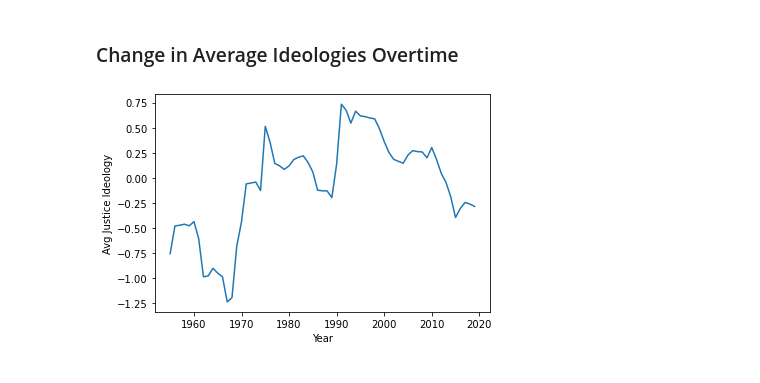
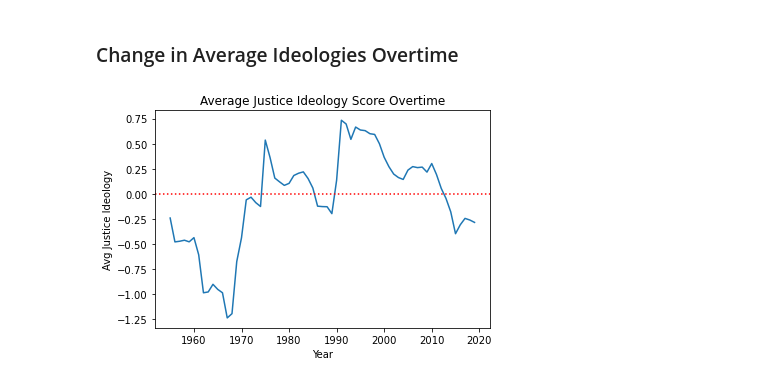
Before and after one commit to DavidOB1/supreme-court-nlp, a Jupyter notebook: exploratory-data-analysis.ipynb, the cells around one changed output. Cells and saved outputs as stored; diff of their text form; code cells hidden in the pictures.

Commit message:
Updating the exploratory data analysis

```diff
--- a/exploratory-data-analysis.ipynb
+++ b/exploratory-data-analysis.ipynb
@@ -4,15 +6,20 @@
 import pandas as pd
 
 data = pd.read_csv("clean_data.csv", encoding = "Windows-1252")
-old_data = pd.read_csv("justice.csv")
 
-# Adding the year data from the old dataset to the dataframe
-years = []
-for case_name in data["case_name"]:
-    year_data = old_data.loc[old_data["name"] == case_name, "term"]
-    years.append(year_data.to_list()[0])
+# Gets the average of a list
+def avg(x):
+    if len(x) == 0:
+        return 0
+    else:
+        return sum(x) / len(x)
 
-data["year"] = years
+# Removes rows that don't have a valid date entry
+data = data[data.year != "1940-1955"]
+
+# Creates a list of unique years
+years = data["year"].apply(int).to_list()
+unique_years = list(set(years))
 
 data.head()
 # %% [output]
@@ -27,34 +34,25 @@ data.head()
 # %%
 import matplotlib.pylab as plt
 
-def term_str_to_int(x):
-    if x == "1940-1955":
-        return 1955
-    else:
-        return int(x)
-
-def avg(x):
-    if len(x) == 0:
-        return 0
-    else:
-        return sum(x) / len(x)
-
-years = data["year"].apply(term_str_to_int).to_list()
-unique_years = list(set(years))
-
+# Creating a dictionary with values for each unique year
 ideologies_dict = {}
 
 for year in unique_years:
     ideologies_dict[year] = []
 
+# Assigning values to the dictionary
 for (avg_ideology, year) in zip(data["avg_ideology"].to_list(), years):
     ideologies_dict[year].append(avg_ideology)
 
+# Averaging the values in the dictionary
 ideologies_dict = {k: avg(v) for k, v in ideologies_dict.items()}
 
+# Plotting the data
 plt.plot(ideologies_dict.keys(), ideologies_dict.values())
 plt.xlabel("Year")
 plt.ylabel("Avg Justice Ideology")
+plt.title("Average Justice Ideology Score Overtime")
+plt.axhline(y = 0, color = "r", linestyle = ":")
 plt.show()
 # %% [output]
-[figure, old version]
+[figure, new version]
```
Also changed, not shown: parts of 6 cells of this notebook.
